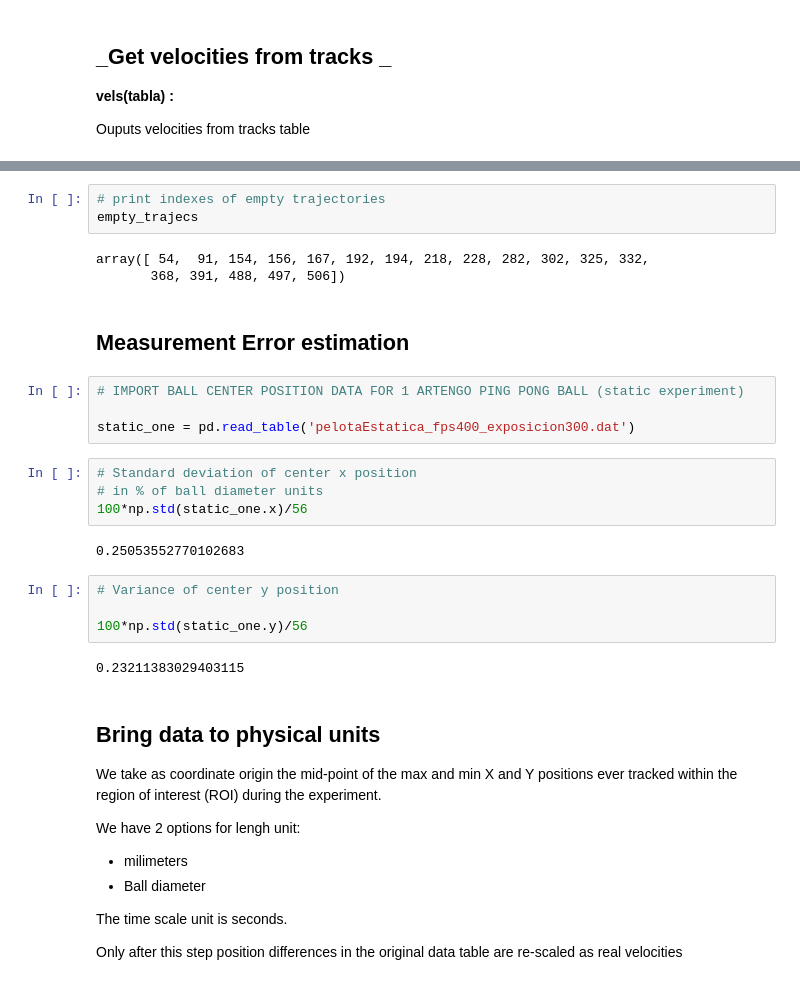
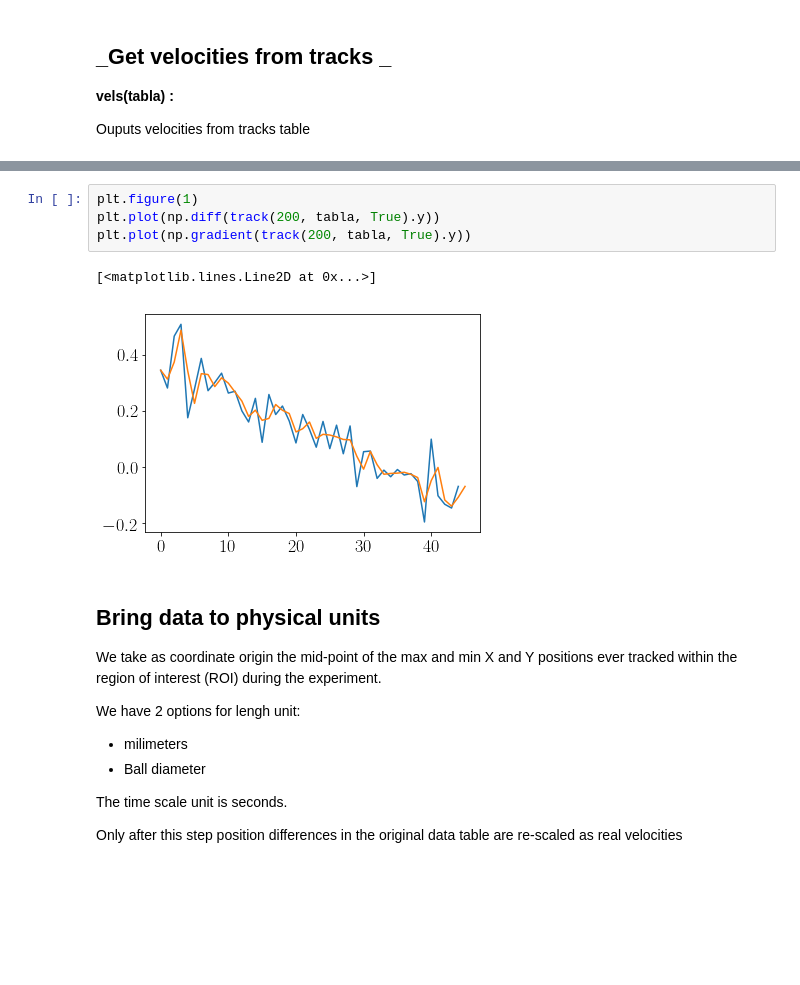
Before and after one commit to fvegar/Tracks, a Jupyter notebook: tracks_processing.ipynb, the cells around one changed output, grey strips where cells are left out. Cells and saved outputs as stored; diff of their text form; blank space fills up the shorter version.

```diff
--- a/tracks_processing.ipynb
+++ b/tracks_processing.ipynb
@@ -383,27 +283,10 @@ tabla.last_valid_index()
-# %%
-# print indexes of empty trajectories
-empty_trajecs
-# %% [output]
-array([ 54,  91, 154, 156, 167, 192, 194, 218, 228, 282, 302, 325, 332,
-       368, 391, 488, 497, 506])
-# %% [markdown]
-## Measurement Error estimation
-# %%
-# IMPORT BALL CENTER POSITION DATA FOR 1 ARTENGO PING PONG BALL (static experiment)
-
-static_one = pd.read_table('pelotaEstatica_fps400_exposicion300.dat')
-# %%
-# Standard deviation of center x position
-# in % of ball diameter units
-100*np.std(static_one.x)/56
-# %% [output]
-0.25053552770102683
-# %%
-# Variance of center y position
-
-100*np.std(static_one.y)/56
-# %% [output]
-0.23211383029403115
+# %%
+plt.figure(1)
+plt.plot(np.diff(track(200, tabla, True).y))
+plt.plot(np.gradient(track(200, tabla, True).y))
+# %% [output]
+[<matplotlib.lines.Line2D at 0x...>]
+[figure, added]
 # %% [markdown]
 ## Bring data to physical units
 
```
Also changed, not shown: parts of 63 cells of this notebook.
